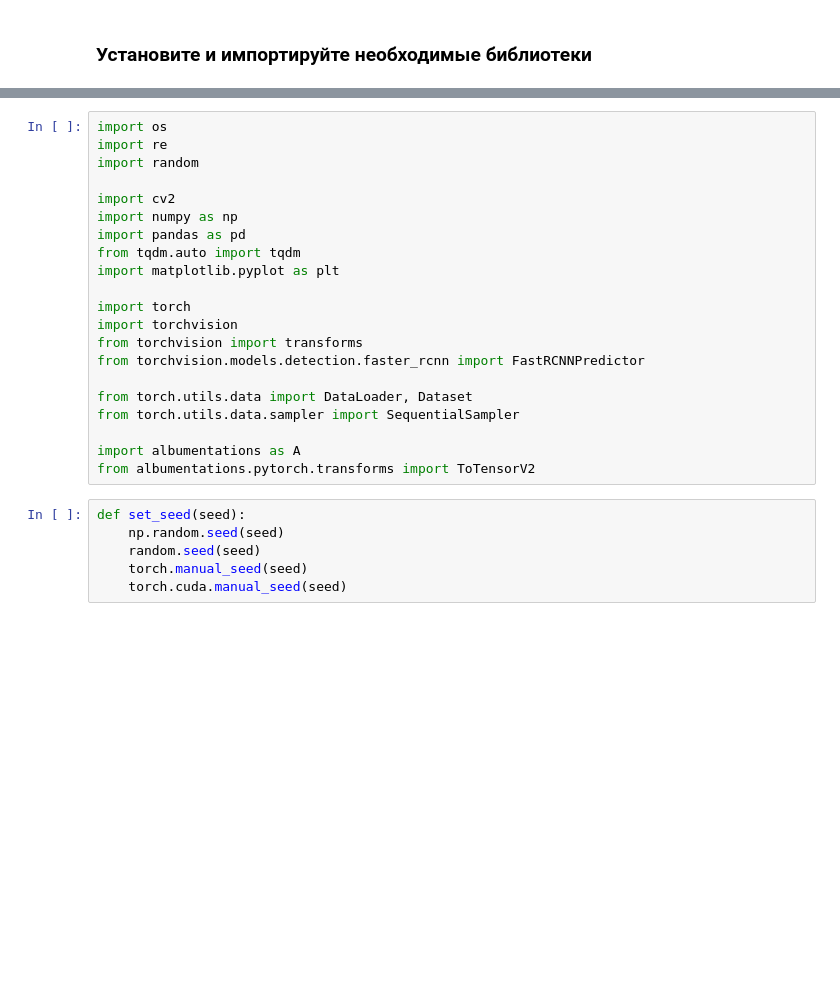
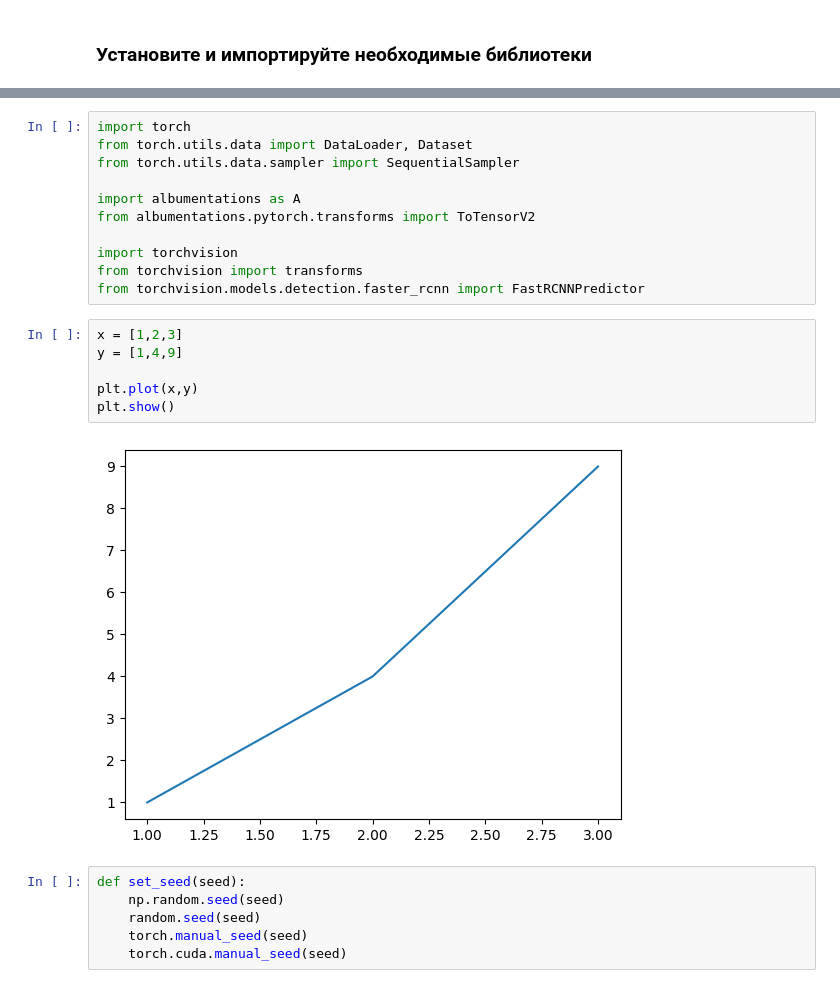
Before and after one commit to ml-dafe/ml_mipt_dafe, a Jupyter notebook: 10_Detection/seminar_10_solved.ipynb, the cells around one changed output, grey strips where cells are left out. Drawn from its saved outputs; the diff is of its cells as text; blank space fills up the shorter version.

```diff
--- a/10_Detection/seminar_10_solved.ipynb
+++ b/10_Detection/seminar_10_solved.ipynb
@@ -29,24 +24,22 @@ Requirement already satisfied: numpy>=1.14.5 in /usr/local/lib/python3.7/dist-pa
 # %%
-import os
-import re
-import random
-
-import cv2
-import numpy as np
-import pandas as pd
-from tqdm.auto import tqdm
-import matplotlib.pyplot as plt
-
 import torch
-import torchvision
-from torchvision import transforms
-from torchvision.models.detection.faster_rcnn import FastRCNNPredictor
-
 from torch.utils.data import DataLoader, Dataset
 from torch.utils.data.sampler import SequentialSampler
 
 import albumentations as A
 from albumentations.pytorch.transforms import ToTensorV2
+
+import torchvision
+from torchvision import transforms
+from torchvision.models.detection.faster_rcnn import FastRCNNPredictor
+# %%
+x = [1,2,3]
+y = [1,4,9]
+
+plt.plot(x,y)
+plt.show()
+# %% [output]
+[figure, added]
 # %%
 def set_seed(seed):
     np.random.seed(seed)
```
Also changed, not shown: parts of 13 cells of this notebook.
